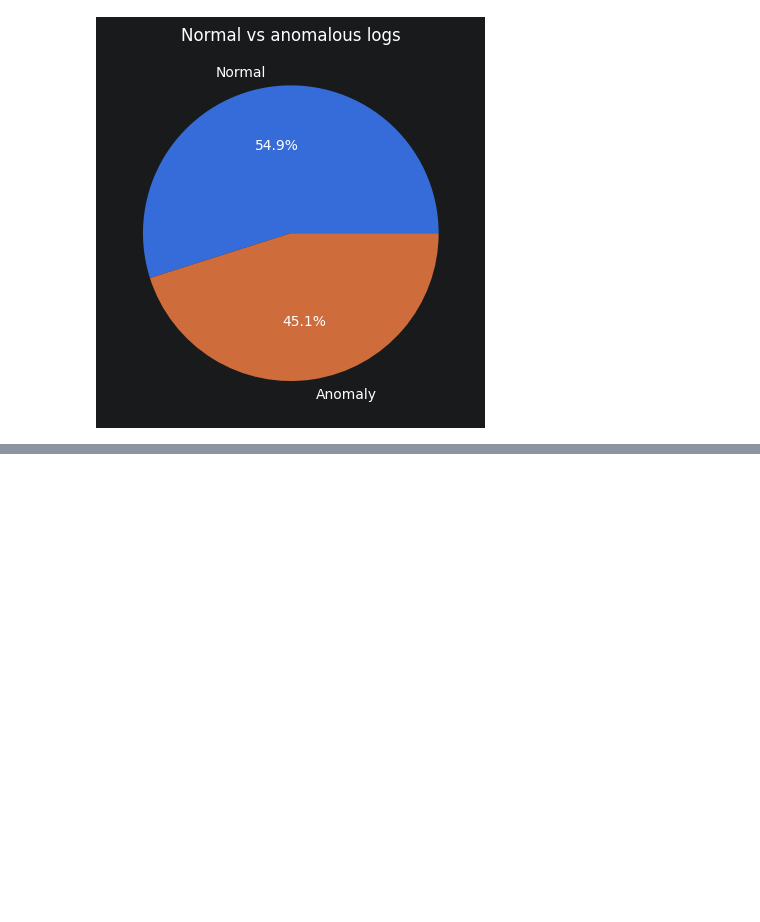
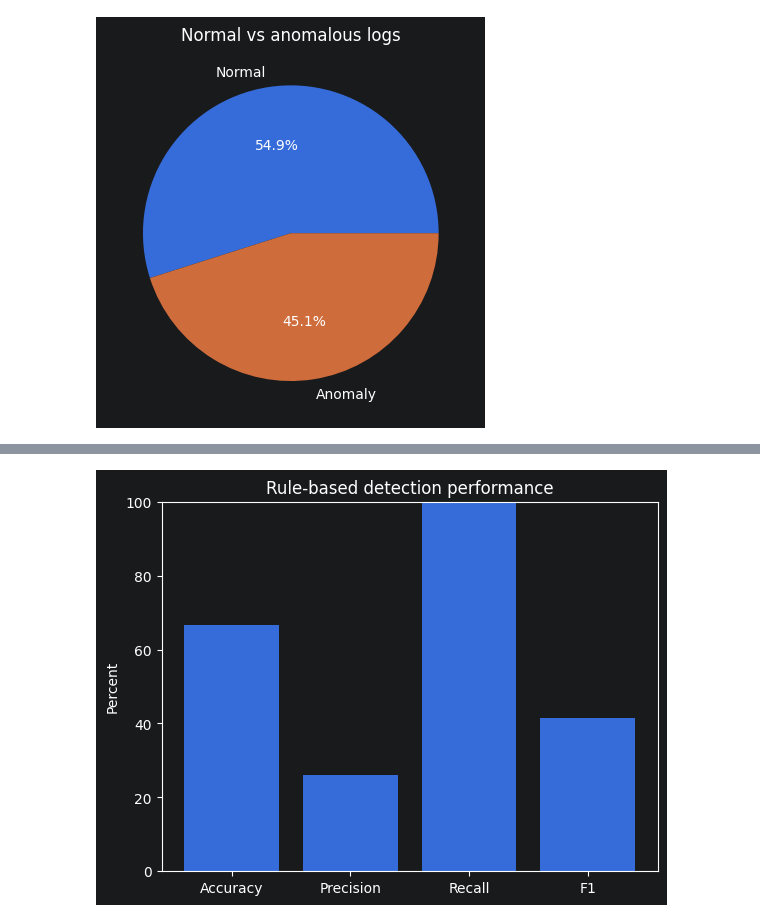
Before and after one commit to lukaskierzek/bihso_project, a Jupyter notebook: notebooks/presentation.ipynb, the cells around one changed output, grey strips where cells are left out. Saved outputs shown, nothing was run; the diff lists cells and outputs as text; code cells hidden in the pictures; blank space fills up the shorter version.

```diff
--- a/notebooks/presentation.ipynb
+++ b/notebooks/presentation.ipynb
@@ -173,3 +173,16 @@ plt.title("Normal vs anomalous logs")
 plt.show()
 # %% [output]
 [figure]
+# %%
+ATTACK_COMMANDS = {
+    "hydra",
+    "nmap",
+    "nc",
+    "netcat"
+}
+
+from src.preprocessing import calculate_baseline_metrics
+
+metrics = calculate_baseline_metrics(records)
+
+metrics
@@ -175,0 +198,30 @@ plt.show()
+# %%
+import matplotlib.pyplot as plt
+
+labels = [
+    "Accuracy",
+    "Precision",
+    "Recall",
+    "F1"
+]
+
+values = [
+    metrics["accuracy"],
+    metrics["precision"],
+    metrics["recall"],
+    metrics["f1"]
+]
+
+plt.bar(labels, values)
+
+plt.ylim(0, 100)
+
+plt.title(
+    "Rule-based detection performance"
+)
+
+plt.ylabel("Percent")
+
+plt.show()
+# %% [output]
+[figure, added]
```
Also changed, not shown: parts of 2 cells of this notebook, 4 other files.
